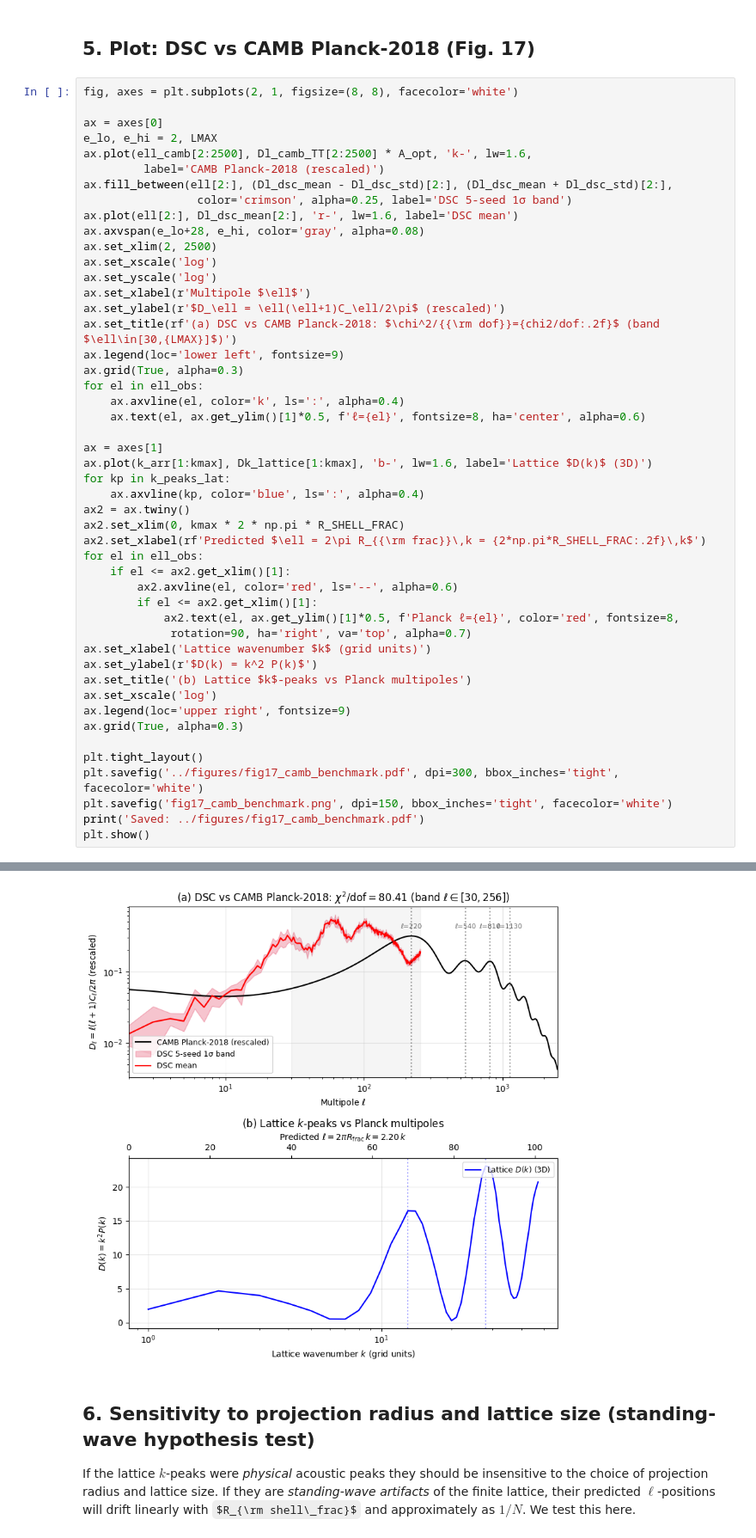
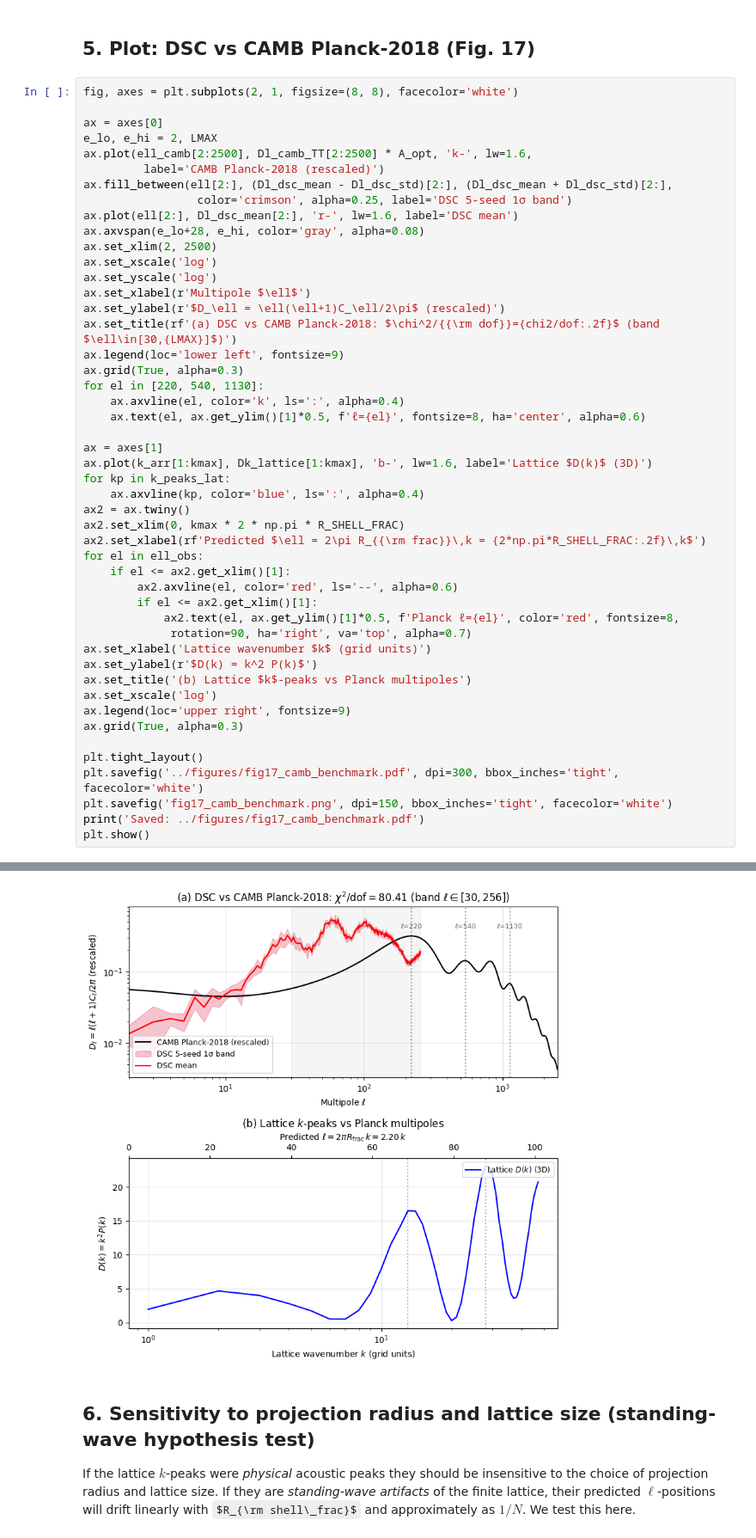
Before and after one commit to maris205/riemann_engine, a Jupyter notebook: notebooks/14_camb_benchmark.ipynb, the cells around one changed output, grey strips where cells are left out. Shown at 86% size. Saved outputs shown, nothing was run; the diff lists cells and outputs as text; some formulas as TeX source.

```diff
--- a/notebooks/14_camb_benchmark.ipynb
+++ b/notebooks/14_camb_benchmark.ipynb
@@ -257,38 +257,38 @@ ax.set_ylabel(r'$D_\ell = \ell(\ell+1)C_\ell/2\pi$ (rescaled)')
 ax.set_title(rf'(a) DSC vs CAMB Planck-2018: $\chi^2/{{\rm dof}}={chi2/dof:.2f}$ (band $\ell\in[30,{LMAX}]$)')
 ax.legend(loc='lower left', fontsize=9)
 ax.grid(True, alpha=0.3)
-for el in ell_obs:
+for el in [220, 540, 1130]:
     ax.axvline(el, color='k', ls=':', alpha=0.4)
     ax.text(el, ax.get_ylim()[1]*0.5, f'ℓ={el}', fontsize=8, ha='center', alpha=0.6)
 
 ax = axes[1]
 ax.plot(k_arr[1:kmax], Dk_lattice[1:kmax], 'b-', lw=1.6, label='Lattice $D(k)$ (3D)')
 for kp in k_peaks_lat:
     ax.axvline(kp, color='blue', ls=':', alpha=0.4)
 ax2 = ax.twiny()
 ax2.set_xlim(0, kmax * 2 * np.pi * R_SHELL_FRAC)
 ax2.set_xlabel(rf'Predicted $\ell = 2\pi R_{{\rm frac}}\,k = {2*np.pi*R_SHELL_FRAC:.2f}\,k$')
 for el in ell_obs:
     if el <= ax2.get_xlim()[1]:
         ax2.axvline(el, color='red', ls='--', alpha=0.6)
         if el <= ax2.get_xlim()[1]:
             ax2.text(el, ax.get_ylim()[1]*0.5, f'Planck ℓ={el}', color='red', fontsize=8,
              rotation=90, ha='right', va='top', alpha=0.7)
 ax.set_xlabel('Lattice wavenumber $k$ (grid units)')
 ax.set_ylabel(r'$D(k) = k^2 P(k)$')
 ax.set_title('(b) Lattice $k$-peaks vs Planck multipoles')
 ax.set_xscale('log')
 ax.legend(loc='upper right', fontsize=9)
 ax.grid(True, alpha=0.3)
 
 plt.tight_layout()
 plt.savefig('../figures/fig17_camb_benchmark.pdf', dpi=300, bbox_inches='tight', facecolor='white')
 plt.savefig('fig17_camb_benchmark.png', dpi=150, bbox_inches='tight', facecolor='white')
 print('Saved: ../figures/fig17_camb_benchmark.pdf')
 plt.show()
 # %% [output]
 Saved: ../figures/fig17_camb_benchmark.pdf
-[figure, old version]
+[figure, new version]
 # %% [markdown]
 ## 6. Sensitivity to projection radius and lattice size (standing-wave hypothesis test)
 
```
Also changed, not shown: 3 other files.
